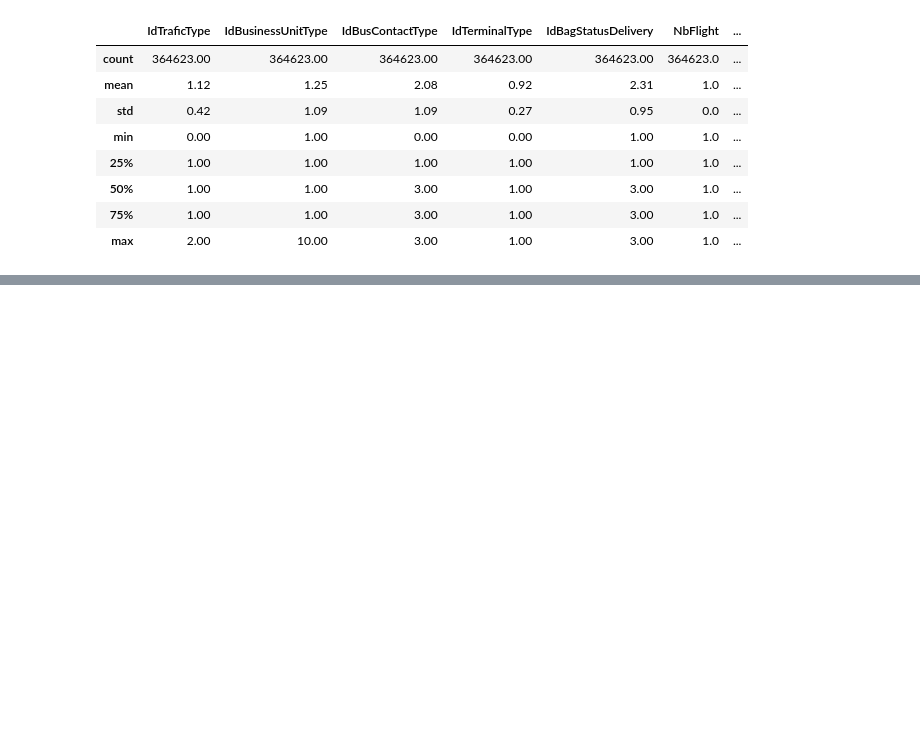
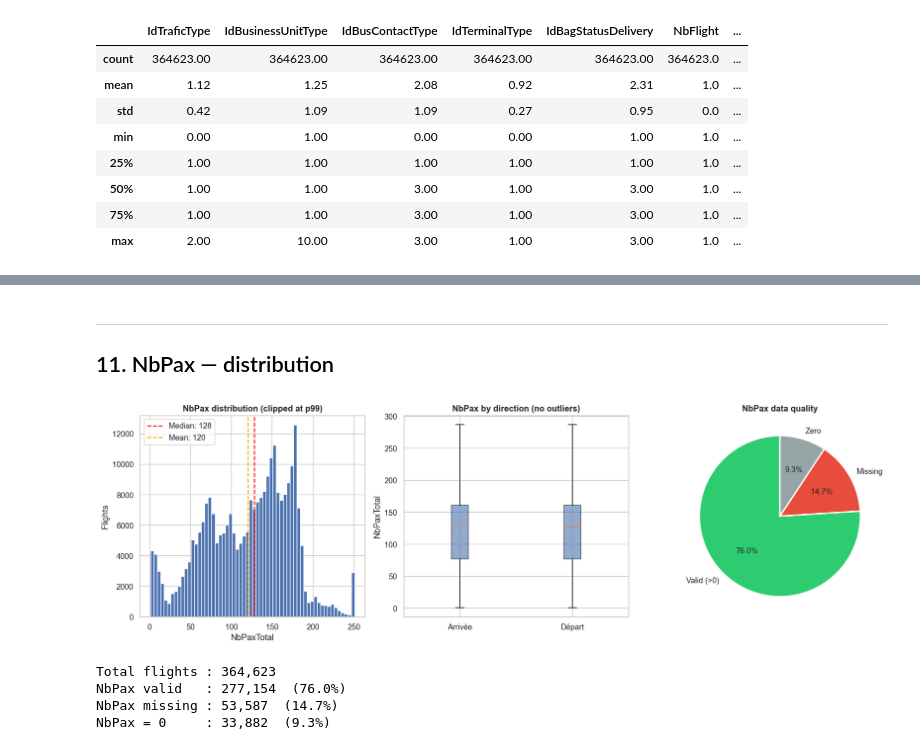
Before and after one commit to LancelotTC/master-minds-challenge, a Jupyter notebook: data_visualization.ipynb, the cells around one changed output, grey strips where cells are left out. Cells and saved outputs as stored; diff of their text form; code cells hidden in the pictures; blank space fills up the shorter version.

Commit message:
update data visualisation notebook

```diff
--- a/data_visualization.ipynb
+++ b/data_visualization.ipynb
@@ -493,19 +86,0 @@ plt.tight_layout(); plt.show()
-# %%
-# PLOT 4: Box plots — top 4 categorical
-top4_cat = df_eta['correlation'].abs().sort_values(ascending=False).head(4).index.tolist()
-fig, axes = plt.subplots(2, 2, figsize=(16, 11)); axes = axes.flatten()
-for i, col in enumerate(top4_cat):
-    valid = df_clean[[nbpax_col, col]].dropna()
-    top_cats = valid[col].value_counts().head(12).index
-    valid = valid[valid[col].isin(top_cats)]
-    order = valid.groupby(col)[nbpax_col].median().sort_values(ascending=False).index
-    r = df_eta.loc[col, 'correlation']
-    sns.boxplot(data=valid, x=col, y=nbpax_col, order=order,
-                palette='Blues', ax=axes[i], showfliers=False)
-    axes[i].set_title(f'{nbpax_col} by {col}  (eta={r:+.3f})',
-                      fontweight='bold', fontsize=10)
-    axes[i].set_xlabel(col, fontsize=9); axes[i].set_ylabel(nbpax_col, fontsize=9)
-    axes[i].tick_params(axis='x', rotation=35)
-plt.suptitle(f'{nbpax_col} vs Top 4 Categorical Features',
-             fontsize=13, fontweight='bold', y=1.01)
-plt.tight_layout(); plt.show()
@@ -753,0 +207,53 @@ df_model.head(3)
+# %% [markdown]
+---
+## 11. NbPax — distribution
+# %%
+df['NbPaxTotal'] = pd.to_numeric(df['NbPaxTotal'], errors='coerce')
+pax = df['NbPaxTotal'].dropna()
+pax_valid = pax[pax > 0]
+
+fig, axes = plt.subplots(1, 3, figsize=(16, 5))
+
+# Histogram
+axes[0].hist(pax_valid.clip(upper=pax_valid.quantile(0.99)), bins=60,
+             color='#4C72B0', edgecolor='white')
+axes[0].axvline(pax_valid.median(), color='red', linestyle='--',
+                label=f'Median: {pax_valid.median():.0f}')
+axes[0].axvline(pax_valid.mean(), color='orange', linestyle='--',
+                label=f'Mean: {pax_valid.mean():.0f}')
+axes[0].set_title('NbPax distribution (clipped at p99)', fontweight='bold')
+axes[0].set_xlabel('NbPaxTotal'); axes[0].set_ylabel('Flights')
+axes[0].legend()
+
+# Boxplot by direction
+dir_pax = df[df['NbPaxTotal'] > 0].groupby('Direction')['NbPaxTotal'].apply(list)
+axes[1].boxplot([v for v in dir_pax], tick_labels=dir_pax.index.tolist(),
+                showfliers=False, patch_artist=True,
+                boxprops=dict(facecolor='#4C72B0', alpha=0.6))
+axes[1].set_title('NbPax by direction (no outliers)', fontweight='bold')
+axes[1].set_ylabel('NbPaxTotal')
+
+# % flights with NbPax missing
+missing_pct = df['NbPaxTotal'].isna().mean() * 100
+zero_pct    = (df['NbPaxTotal'] == 0).mean() * 100
+valid_pct   = 100 - missing_pct - zero_pct
+wedge_labels = ['Valid (>0)', 'Missing', 'Zero']
+wedge_vals   = [valid_pct, missing_pct, zero_pct]
+axes[2].pie(wedge_vals, labels=wedge_labels, autopct='%1.1f%%',
+            colors=['#2ecc71', '#e74c3c', '#95a5a6'],
+            startangle=90, wedgeprops=dict(edgecolor='white', linewidth=2))
+axes[2].set_title('NbPax data quality', fontweight='bold')
+
+plt.tight_layout()
+plt.savefig(OUT_DIR / '08_nbpax_distribution.png', bbox_inches='tight', dpi=150)
+plt.show()
+print(f'Total flights : {len(df):,}')
+print(f'NbPax valid   : {(df["NbPaxTotal"] > 0).sum():,}  ({valid_pct:.1f}%)')
+print(f'NbPax missing : {df["NbPaxTotal"].isna().sum():,}  ({missing_pct:.1f}%)')
+print(f'NbPax = 0     : {(df["NbPaxTotal"] == 0).sum():,}  ({zero_pct:.1f}%)')
+# %% [output]
+[figure, added]
+Total flights : 364,623
+NbPax valid   : 277,154  (76.0%)
+NbPax missing : 53,587  (14.7%)
+NbPax = 0     : 33,882  (9.3%)
```
Also changed, not shown: parts of 77 cells of this notebook, 13 other files.
